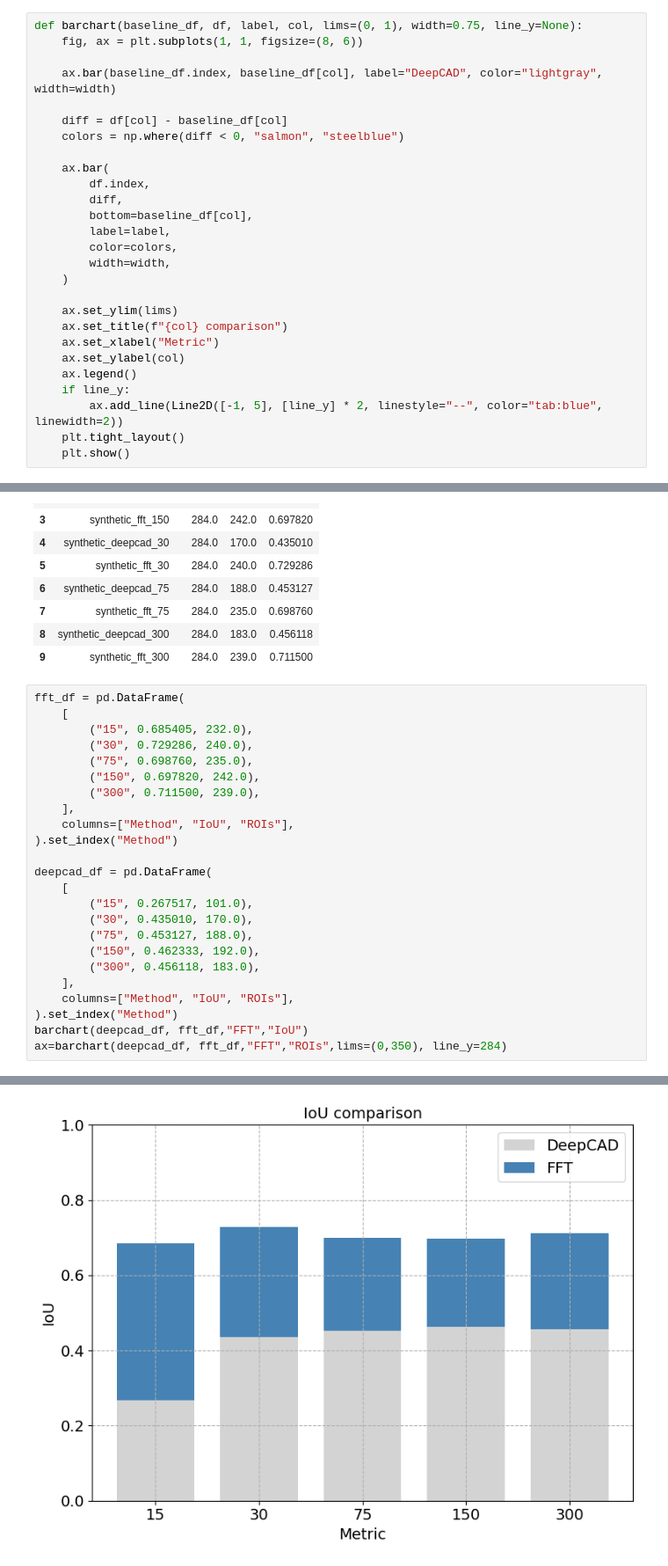
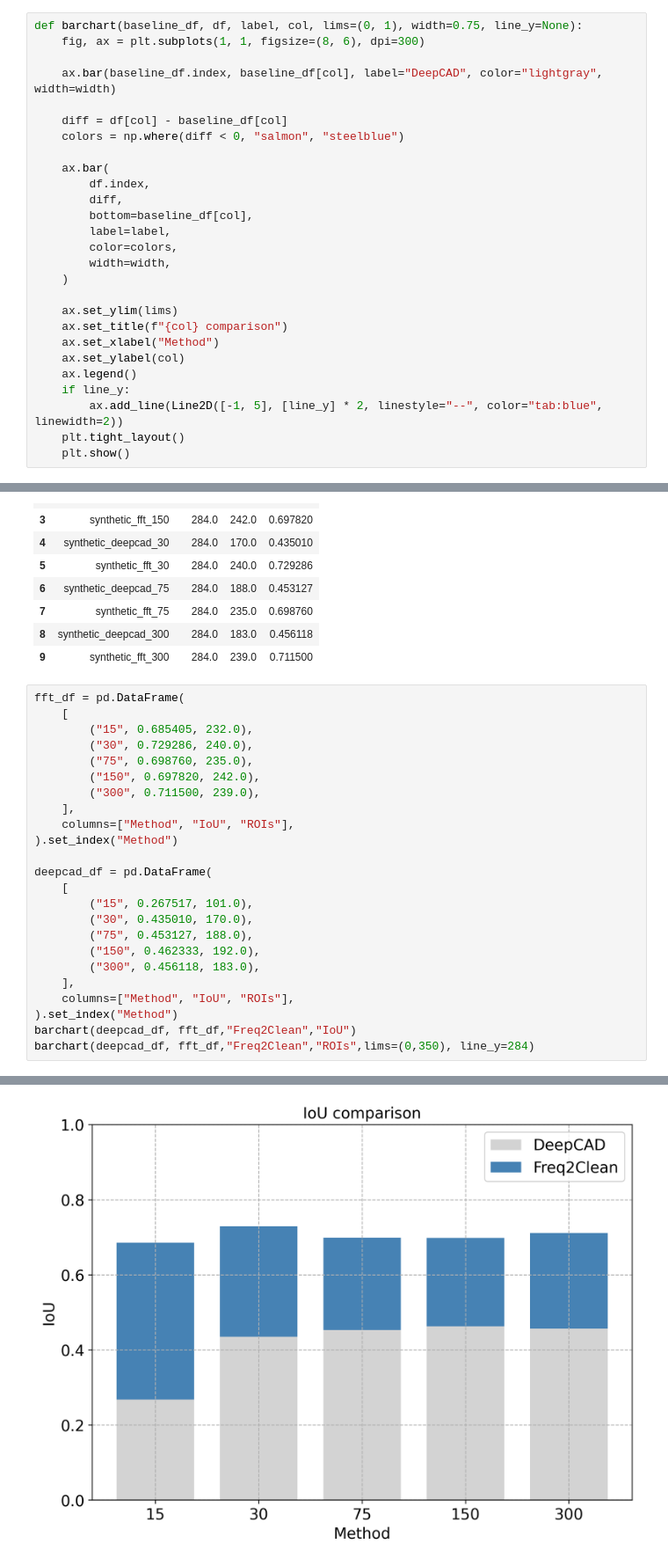
Before and after one commit to MrPio/freq2clean, a Jupyter notebook: 4-segmentation_and_deconvolution/4.2-Visualize_Cellpose.ipynb, the cells around one changed output, grey strips where cells are left out. Shown at 88% size. Drawn from its saved outputs; the diff is of its cells as text.

```diff
--- a/4-segmentation_and_deconvolution/4.2-Visualize_Cellpose.ipynb
+++ b/4-segmentation_and_deconvolution/4.2-Visualize_Cellpose.ipynb
@@ -34,7 +41,7 @@ imshow(imgs, size=6, zoom=2, cols=4)
 ## Plotting metrics
 # %%
 def barchart(baseline_df, df, label, col, lims=(0, 1), width=0.75, line_y=None):
-    fig, ax = plt.subplots(1, 1, figsize=(8, 6))
+    fig, ax = plt.subplots(1, 1, figsize=(8, 6), dpi=300)
 
     ax.bar(baseline_df.index, baseline_df[col], label="DeepCAD", color="lightgray", width=width)
 
@@ -52,7 +59,7 @@ def barchart(baseline_df, df, label, col, lims=(0, 1), width=0.75, line_y=None):
 
     ax.set_ylim(lims)
     ax.set_title(f"{col} comparison")
-    ax.set_xlabel("Metric")
+    ax.set_xlabel("Method")
     ax.set_ylabel(col)
     ax.legend()
     if line_y:
@@ -77,32 +84,32 @@ metrics
 # %%
 fft_df = pd.DataFrame(
     [
         ("15", 0.685405, 232.0),
         ("30", 0.729286, 240.0),
         ("75", 0.698760, 235.0),
         ("150", 0.697820, 242.0),
         ("300", 0.711500, 239.0),
     ],
     columns=["Method", "IoU", "ROIs"],
 ).set_index("Method")
 
 deepcad_df = pd.DataFrame(
     [
         ("15", 0.267517, 101.0),
         ("30", 0.435010, 170.0),
         ("75", 0.453127, 188.0),
         ("150", 0.462333, 192.0),
         ("300", 0.456118, 183.0),
     ],
     columns=["Method", "IoU", "ROIs"],
 ).set_index("Method")
-barchart(deepcad_df, fft_df,"FFT","IoU")
-ax=barchart(deepcad_df, fft_df,"FFT","ROIs",lims=(0,350), line_y=284)
+barchart(deepcad_df, fft_df,"Freq2Clean","IoU")
+barchart(deepcad_df, fft_df,"Freq2Clean","ROIs",lims=(0,350), line_y=284)
 # %% [output]
 Using categorical units to plot a list of strings that are all parsable as floats or dates. If these strings should be plotted as numbers, cast to the appropriate data type before plotting.
 Using categorical units to plot a list of strings that are all parsable as floats or dates. If these strings should be plotted as numbers, cast to the appropriate data type before plotting.
 Using categorical units to plot a list of strings that are all parsable as floats or dates. If these strings should be plotted as numbers, cast to the appropriate data type before plotting.
-[figure, old version]
+[figure, new version]
 Using categorical units to plot a list of strings that are all parsable as floats or dates. If these strings should be plotted as numbers, cast to the appropriate data type before plotting.
 Using categorical units to plot a list of strings that are all parsable as floats or dates. If these strings should be plotted as numbers, cast to the appropriate data type before plotting.
 Using categorical units to plot a list of strings that are all parsable as floats or dates. If these strings should be plotted as numbers, cast to the appropriate data type before plotting.
```
Also changed, not shown: parts of 2 cells of this notebook, 5 other files.
